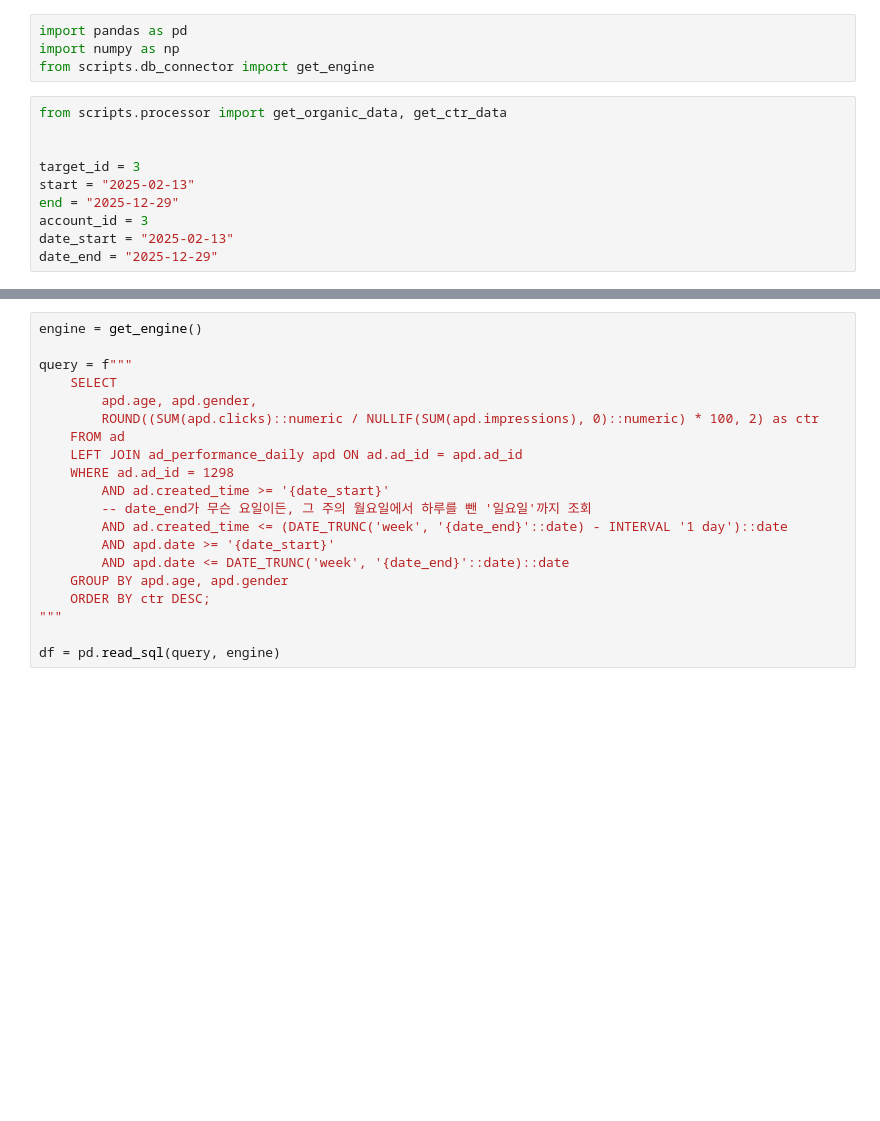
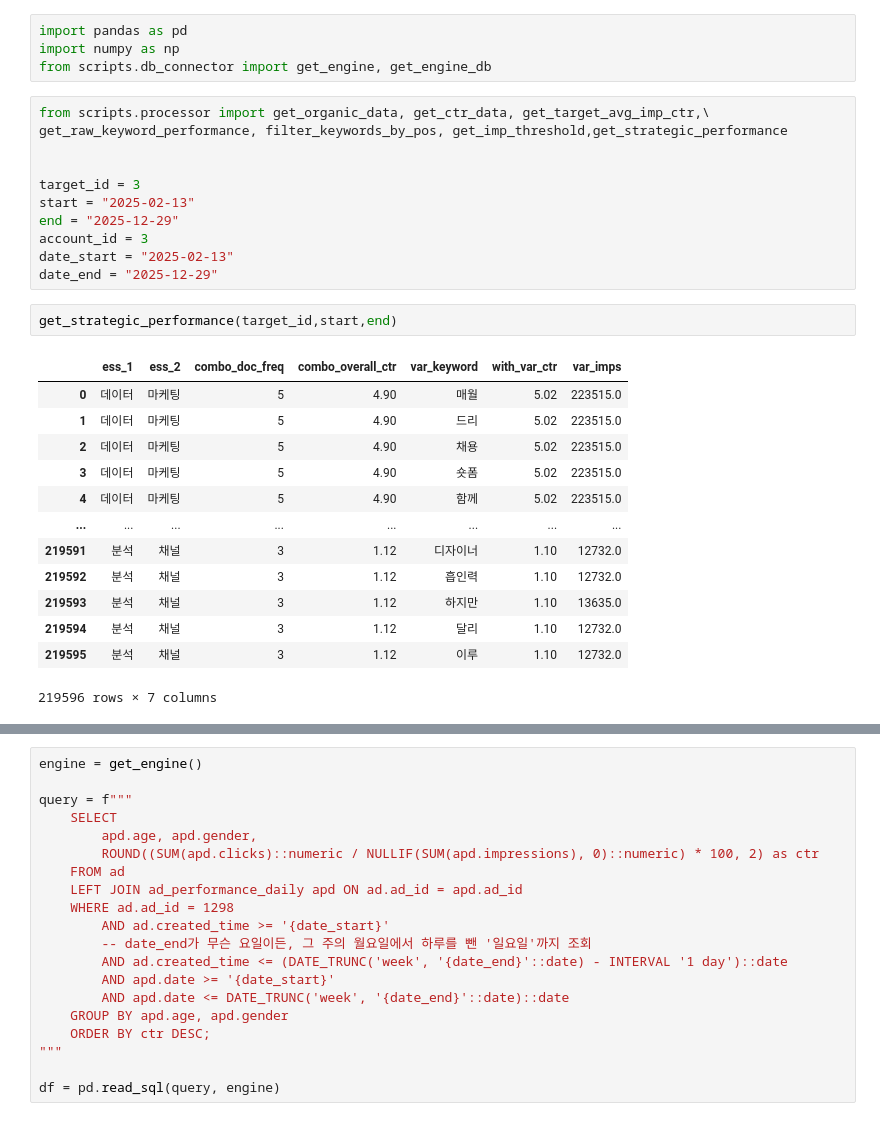
Before and after one commit to CheonJihyun/depart_analysisreport_automation, a Jupyter notebook: df_test.ipynb, the cells around one changed output, grey strips where cells are left out. Cells and saved outputs as stored; diff of their text form; blank space fills up the shorter version.

```diff
--- a/df_test.ipynb
+++ b/df_test.ipynb
@@ -1,9 +1,10 @@
 # %%
 import pandas as pd
 import numpy as np
-from scripts.db_connector import get_engine
+from scripts.db_connector import get_engine, get_engine_db
 # %%
-from scripts.processor import get_organic_data, get_ctr_data
+from scripts.processor import get_organic_data, get_ctr_data, get_target_avg_imp_ctr,\
+get_raw_keyword_performance, filter_keywords_by_pos, get_imp_threshold,get_strategic_performance
 
 
 target_id = 3
@@ -12,3 +13,19 @@ end = "2025-12-29"
 account_id = 3
 date_start = "2025-02-13"
 date_end = "2025-12-29"
+# %%
+get_strategic_performance(target_id,start,end)
+# %% [output]
+|  | ess_1 | ess_2 | combo_doc_freq | combo_overall_ctr | var_keyword | with_var_ctr | var_imps |
+| 0 | 데이터 | 마케팅 | 5 | 4.90 | 매월 | 5.02 | 223515.0 |
+| 1 | 데이터 | 마케팅 | 5 | 4.90 | 드리 | 5.02 | 223515.0 |
+| 2 | 데이터 | 마케팅 | 5 | 4.90 | 채용 | 5.02 | 223515.0 |
+| 3 | 데이터 | 마케팅 | 5 | 4.90 | 숏폼 | 5.02 | 223515.0 |
+| 4 | 데이터 | 마케팅 | 5 | 4.90 | 함께 | 5.02 | 223515.0 |
+| ... | ... | ... | ... | ... | ... | ... | ... |
+| 219591 | 분석 | 채널 | 3 | 1.12 | 디자이너 | 1.10 | 12732.0 |
+| 219592 | 분석 | 채널 | 3 | 1.12 | 흡인력 | 1.10 | 12732.0 |
+| 219593 | 분석 | 채널 | 3 | 1.12 | 하지만 | 1.10 | 13635.0 |
+| 219594 | 분석 | 채널 | 3 | 1.12 | 달리 | 1.10 | 12732.0 |
+| 219595 | 분석 | 채널 | 3 | 1.12 | 이루 | 1.10 | 12732.0 |
+219596 rows × 7 columns
```
Also changed, not shown: parts of 25 cells of this notebook, 30 other files.
